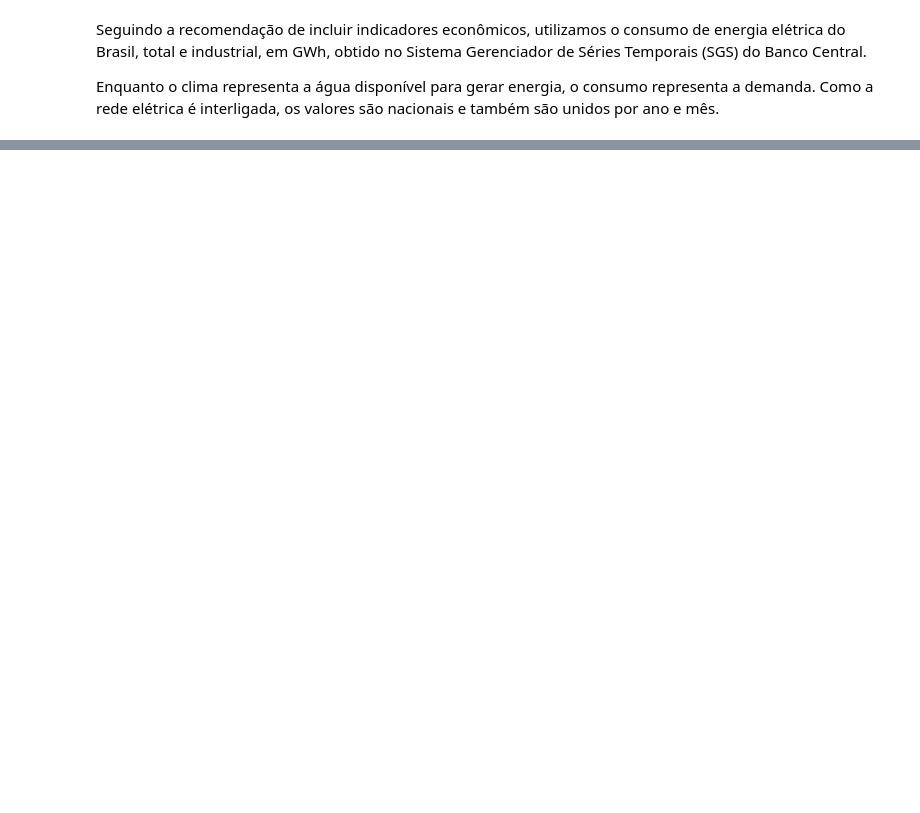
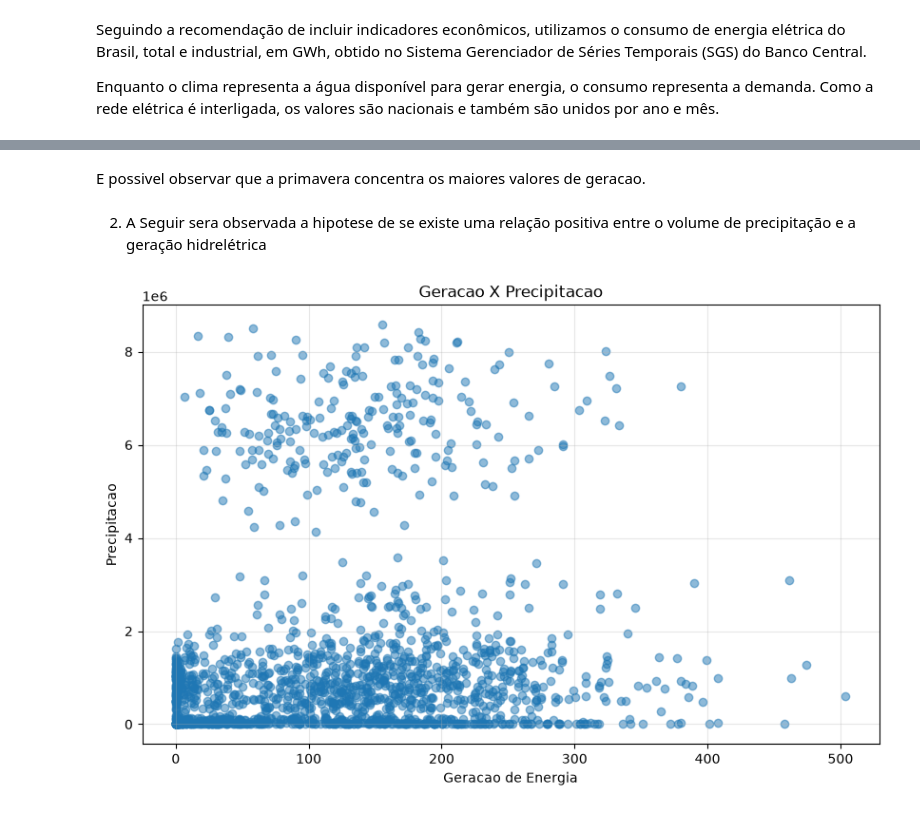
Before and after one commit to soplima/trabalho_final, a Jupyter notebook: analise.ipynb, the cells around one changed output, grey strips where cells are left out. Cells and saved outputs as stored; diff of their text form; code cells hidden in the pictures; blank space fills up the shorter version.

```diff
--- a/analise.ipynb
+++ b/analise.ipynb
@@ -416,0 +467,27 @@ dtype: int64
+# %% [markdown]
+E possivel observar que a primavera concentra os maiores valores de geracao.
+# %% [markdown]
+2. A Seguir sera observada a hipotese de se existe uma relação positiva entre o volume de precipitação e a geração hidrelétrica
+# %%
+import matplotlib.pyplot as plt
+import numpy as np
+
+df_correlacao = con.execute("""
+    SELECT chuva_mm_mes, geracao_total, Ano
+    FROM read_parquet('df_final_estacoes.parquet')
+    WHERE chuva_mm_mes IS NOT NULL AND
+        geracao_total IS NOT NULL
+""").df()
+
+x = df_correlacao['chuva_mm_mes']
+y = df_correlacao['geracao_total']
+
+plt.figure(figsize=(10,6))
+plt.scatter(x, y, alpha=0.5)
+plt.title('Geracao X Precipitacao')
+plt.xlabel('Geracao de Energia')
+plt.ylabel('Precipitacao')
+plt.grid(alpha=0.3)
+plt.show()
+# %% [output]
+[figure, added]
```
Also changed, not shown: parts of 25 cells of this notebook.
